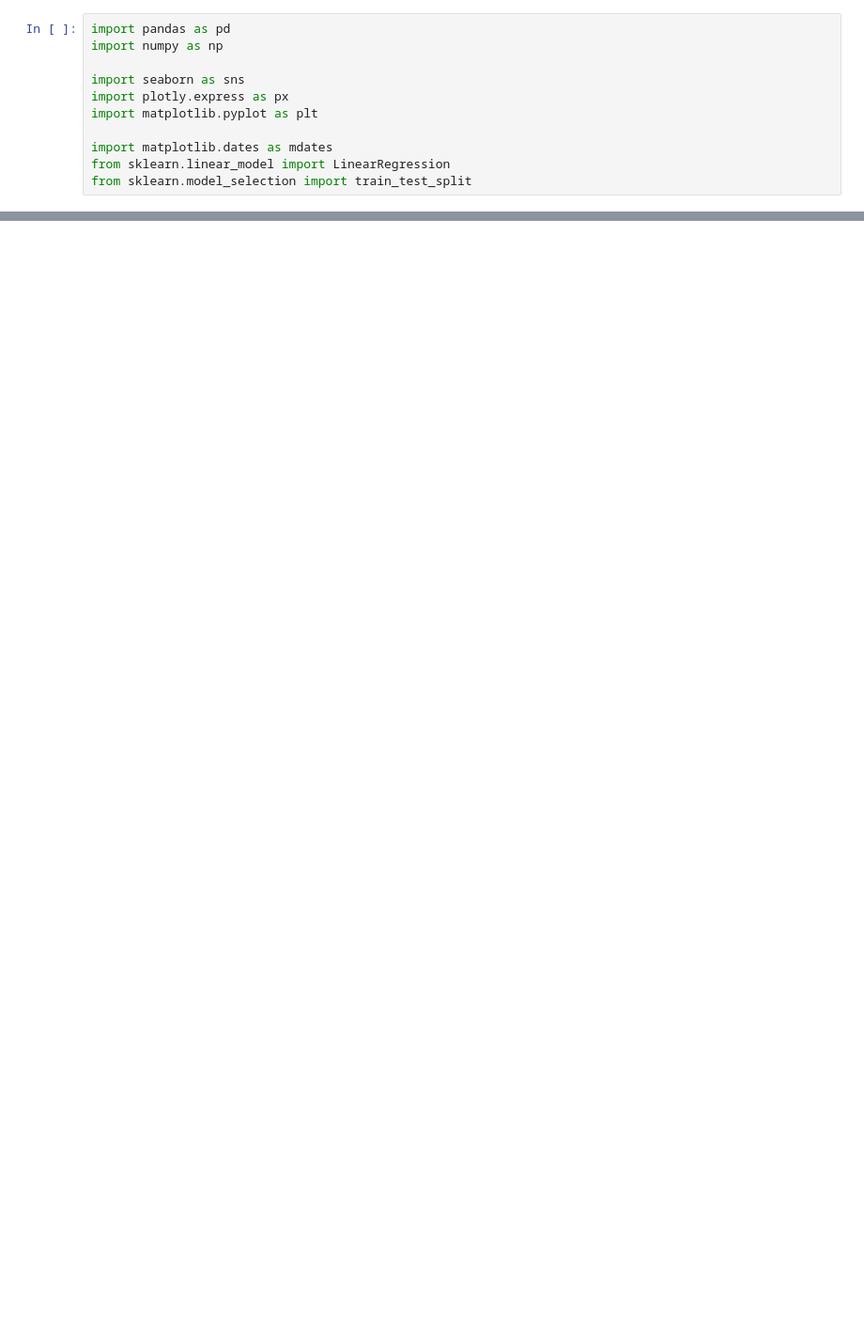
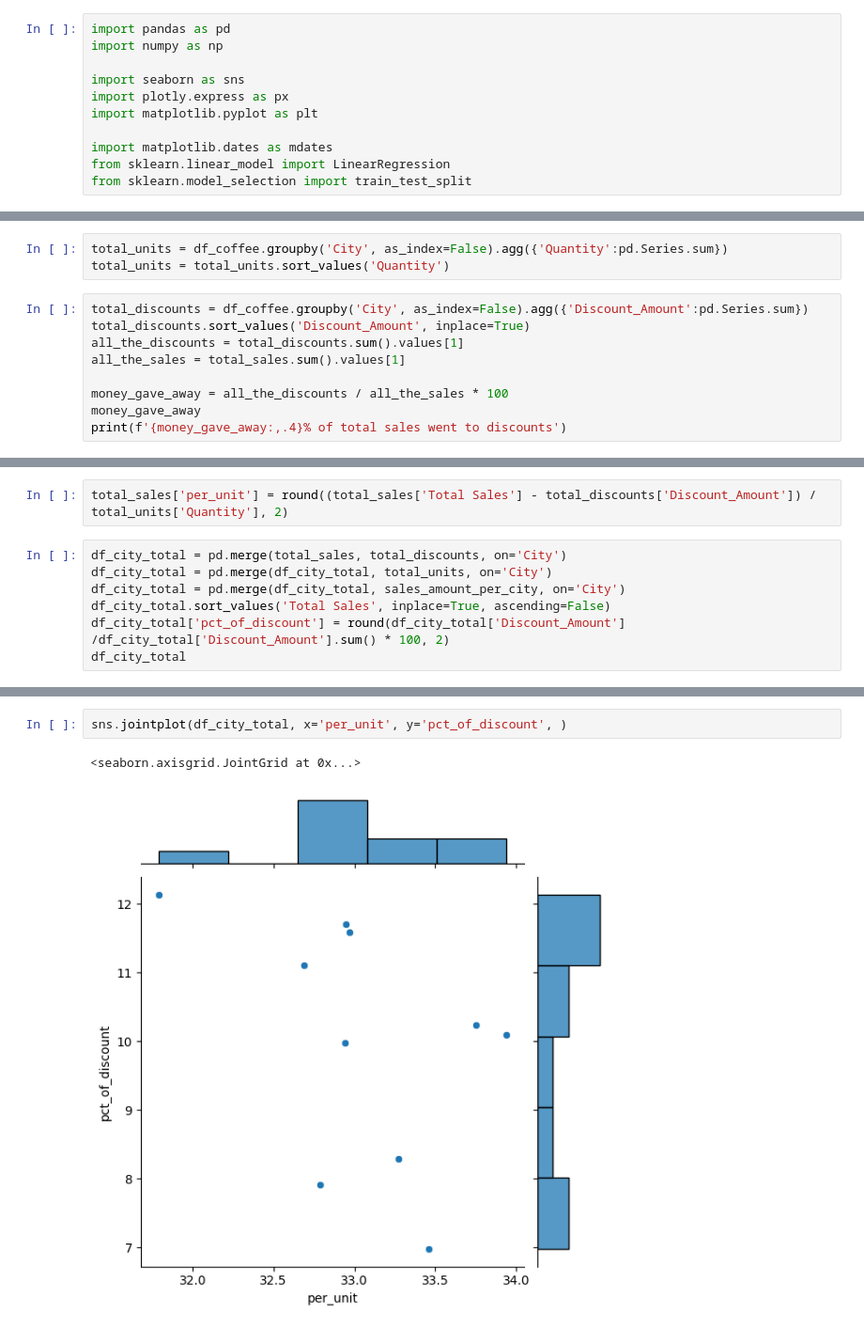
Before and after one commit to Jeff-Nibbs/coffee_dataset_dive, a Jupyter notebook: coffee.ipynb, the cells around one changed output, grey strips where cells are left out. Shown: that part at 94% size. Drawn from its saved outputs; the diff is of its cells as text; blank space fills up the shorter version.

```diff
--- a/coffee.ipynb
+++ b/coffee.ipynb
@@ -31,0 +107,12 @@ from sklearn.model_selection import train_test_split
+# %%
+total_units = df_coffee.groupby('City', as_index=False).agg({'Quantity':pd.Series.sum})
+total_units = total_units.sort_values('Quantity')
+# %%
+total_discounts = df_coffee.groupby('City', as_index=False).agg({'Discount_Amount':pd.Series.sum})
+total_discounts.sort_values('Discount_Amount', inplace=True)
+all_the_discounts = total_discounts.sum().values[1]
+all_the_sales = total_sales.sum().values[1]
+
+money_gave_away = all_the_discounts / all_the_sales * 100
+money_gave_away
+print(f'{money_gave_away:,.4}% of total sales went to discounts')
@@ -31,0 +129,9 @@ from sklearn.model_selection import train_test_split
+# %%
+total_sales['per_unit'] = round((total_sales['Total Sales'] - total_discounts['Discount_Amount']) / total_units['Quantity'], 2)
+# %%
+df_city_total = pd.merge(total_sales, total_discounts, on='City')
+df_city_total = pd.merge(df_city_total, total_units, on='City')
+df_city_total = pd.merge(df_city_total, sales_amount_per_city, on='City')
+df_city_total.sort_values('Total Sales', inplace=True, ascending=False)
+df_city_total['pct_of_discount'] = round(df_city_total['Discount_Amount'] /df_city_total['Discount_Amount'].sum() * 100, 2)
+df_city_total
@@ -31,0 +150,5 @@ from sklearn.model_selection import train_test_split
+# %%
+sns.jointplot(df_city_total, x='per_unit', y='pct_of_discount', )
+# %% [output]
+<seaborn.axisgrid.JointGrid at 0x...>
+[figure, added]
```
Also changed, not shown: parts of 18 cells of this notebook, 2 other files.
